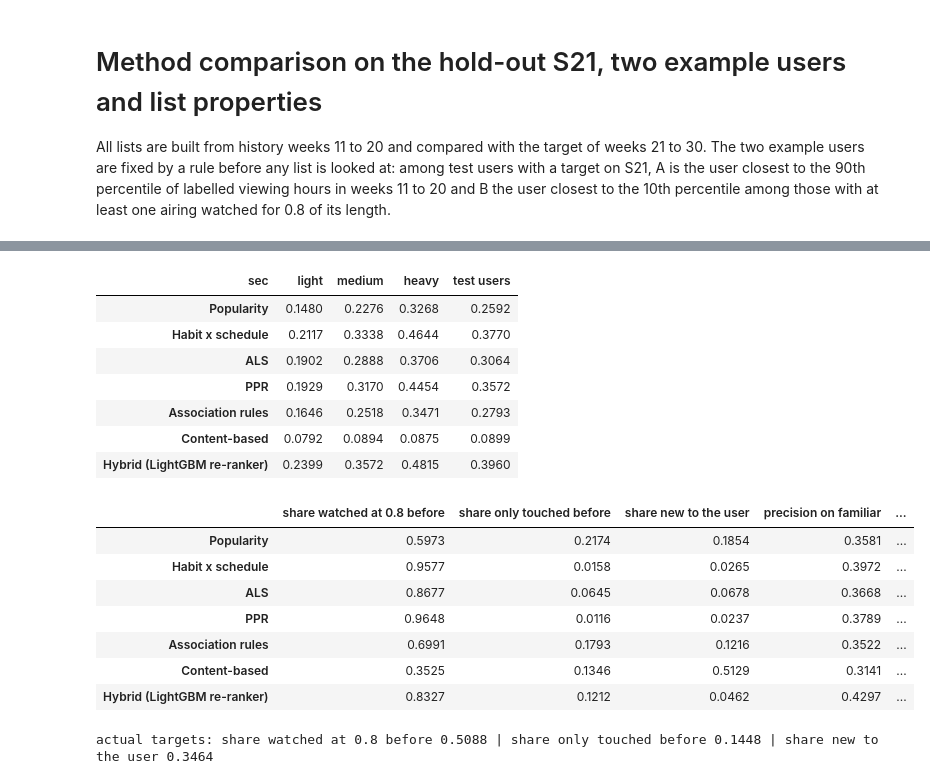
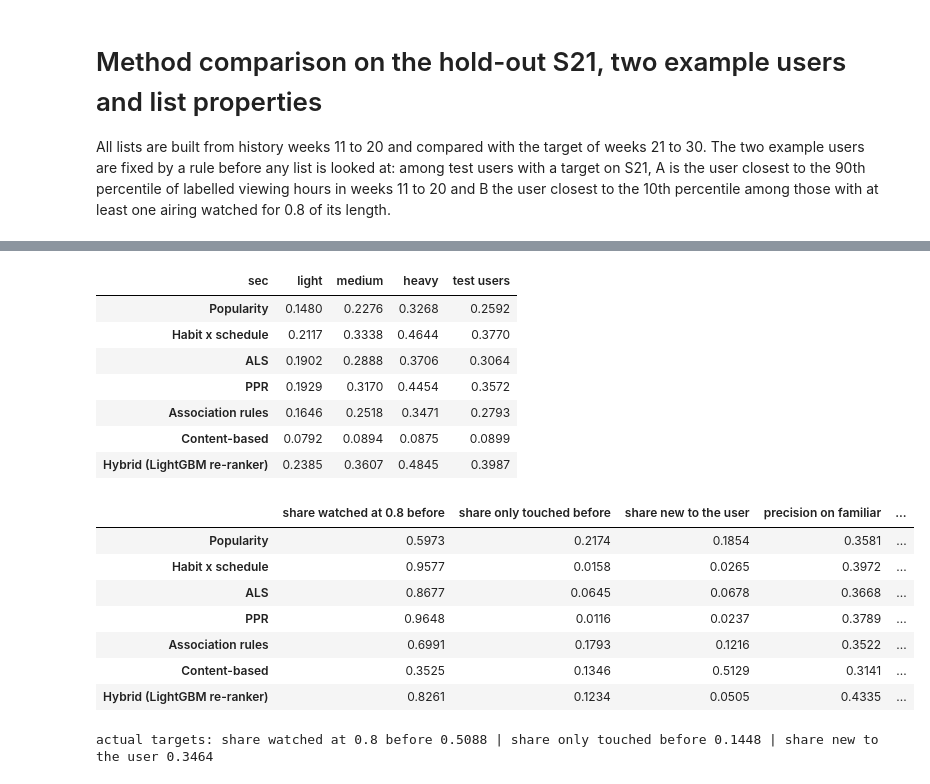
Before and after one commit to Marrrik/sweettv-recsys, a Jupyter notebook: modelling/analysis.ipynb, the cells around one changed output, grey strips where cells are left out. Drawn from its saved outputs; the diff is of its cells as text; code cells hidden in the pictures.

```diff
--- a/modelling/analysis.ipynb
+++ b/modelling/analysis.ipynb
@@ -51,7 +51,8 @@ score_tables = {
     'Content-based': cf.content(m, prog, sorted(s.pool)).long(s.pool, 50),
 }
 lists = {name: recs.top5(sc, users, fb, s.pool) for name, sc in score_tables.items()}
-lists['Hybrid (LightGBM re-ranker)'] = recs.read_submission(os.path.join(ROOT, 'modelling', 's21_ranker_v3_top5.csv'))
+FINAL = 'ranker_v4'  # the designated re-ranker round: its S21 lists and its test submission
+lists['Hybrid (LightGBM re-ranker)'] = recs.read_submission(os.path.join(ROOT, 'modelling', f's21_{FINAL}_top5.csv'))
 ap = pd.DataFrame({name: [target.apk(truth[u], lst[u]) for u in users] for name, lst in lists.items()}, index=users)
 print('MAP@5 on S21:', ap.mean().round(4).to_dict())
 # %% [output]
@@ -93,7 +94,7 @@ display(seg.round(4))
 | PPR | 0.1929 | 0.3170 | 0.4454 | 0.3572 |
 | Association rules | 0.1646 | 0.2518 | 0.3471 | 0.2793 |
 | Content-based | 0.0792 | 0.0894 | 0.0875 | 0.0899 |
-| Hybrid (LightGBM re-ranker) | 0.2399 | 0.3572 | 0.4815 | 0.3960 |
+| Hybrid (LightGBM re-ranker) | 0.2385 | 0.3607 | 0.4845 | 0.3987 |
 # %%
 # List properties: familiar against new programmes, popularity, coverage and overlap with the popularity list
 def pairs_of(df):
@@ -105,37 +106,39 @@ q_pairs = pairs_of(target.frequency(s.history))
 t_pairs = pairs_of(s.history[['user_id', 'tv_show_id']].drop_duplicates())
 pop_share = target.top_k(target.frequency(s.history), strict=False).explode().astype('int64').value_counts() / s.history.user_id.nunique()
 pop5 = set(fb[:5])
 props = {}
 for name, lst in lists.items():
     flat = pd.DataFrame([(int(u), int(p)) for u in users for p in lst[u]], columns=['user_id', 'tv_show_id']).astype({'user_id': 'uint64'})
     pair = list(zip(flat.user_id.tolist(), flat.tv_show_id.tolist()))
     flat['watched'] = [x in q_pairs for x in pair]
     flat['touched'] = [x in t_pairs for x in pair]
     flat['hit'] = [p in set(truth[u]) for u, p in pair]
     new = ~flat.touched
     props[name] = {'share watched at 0.8 before': flat.watched.mean(), 'share only touched before': (flat.touched & ~flat.watched).mean(),
                    'share new to the user': new.mean(), 'precision on familiar': flat.hit[flat.touched].mean(),
                    'precision on new': flat.hit[new].mean() if new.any() else np.nan,
                    'distinct programmes': flat.tv_show_id.nunique(), 'catalogue coverage of the pool': flat.tv_show_id.nunique() / len(s.pool),
                    'mean popularity (share of users with it in their top 5)': flat.tv_show_id.map(pop_share).fillna(0).mean(),
                    'mean shared with the popularity top 5': flat.tv_show_id.isin(pop5).groupby(flat.user_id).sum().mean(),
                    'category share Инфо': flat.tv_show_id.map(prog.category).eq('Инфо').mean(),
                    'category share Фильмы': flat.tv_show_id.map(prog.category).eq('Фильмы').mean()}
 props_df = pd.DataFrame(props).T
 display(props_df.round(4))
 tflat = truth.explode().astype('int64')
-print('actual targets: share watched at 0.8 before', round(np.mean([(int(u), int(p)) in q_pairs for u, p in tflat.items()]), 4),
-      '| share only touched before', round(np.mean([(int(u), int(p)) in t_pairs and (int(u), int(p)) not in q_pairs for u, p in tflat.items()]), 4),
-      '| share new to the user', round(np.mean([(int(u), int(p)) not in t_pairs for u, p in tflat.items()]), 4))
+actual = {'watched': float(np.mean([(int(u), int(p)) in q_pairs for u, p in tflat.items()])),
+          'touched': float(np.mean([(int(u), int(p)) in t_pairs and (int(u), int(p)) not in q_pairs for u, p in tflat.items()])),
+          'new': float(np.mean([(int(u), int(p)) not in t_pairs for u, p in tflat.items()]))}
+print('actual targets: share watched at 0.8 before', round(actual['watched'], 4), '| share only touched before',
+      round(actual['touched'], 4), '| share new to the user', round(actual['new'], 4))
 # %% [output]
 |  | share watched at 0.8 before | share only touched before | share new to the user | precision on familiar | ... |
 | Popularity | 0.5973 | 0.2174 | 0.1854 | 0.3581 | ... |
 | Habit x schedule | 0.9577 | 0.0158 | 0.0265 | 0.3972 | ... |
 | ALS | 0.8677 | 0.0645 | 0.0678 | 0.3668 | ... |
 | PPR | 0.9648 | 0.0116 | 0.0237 | 0.3789 | ... |
 | Association rules | 0.6991 | 0.1793 | 0.1216 | 0.3522 | ... |
 | Content-based | 0.3525 | 0.1346 | 0.5129 | 0.3141 | ... |
-| Hybrid (LightGBM re-ranker) | 0.8327 | 0.1212 | 0.0462 | 0.4297 | ... |
+| Hybrid (LightGBM re-ranker) | 0.8261 | 0.1234 | 0.0505 | 0.4335 | ... |
 actual targets: share watched at 0.8 before 0.5088 | share only touched before 0.1448 | share new to the user 0.3464
 # %%
 # The two example users, chosen by the rule in the header
```
Also changed, not shown: parts of 4 cells of this notebook, 22 other files.
